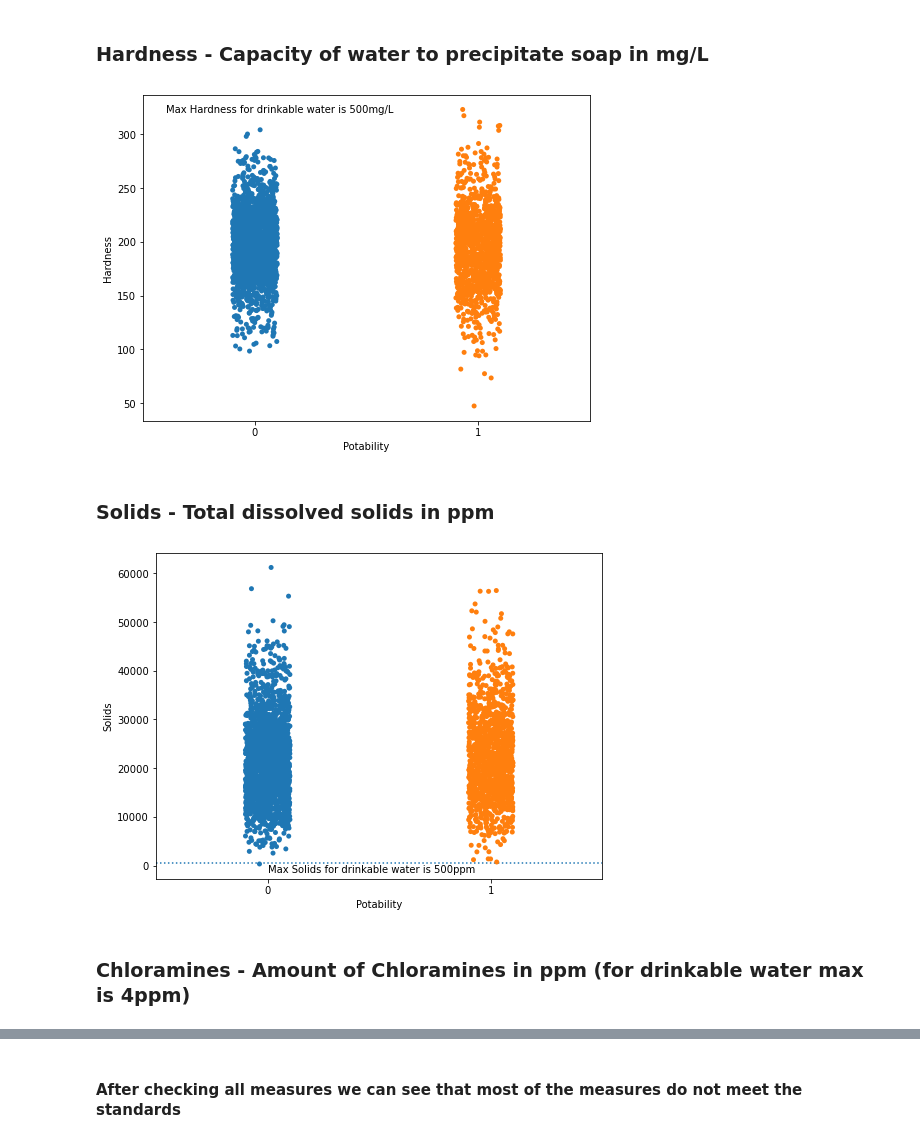
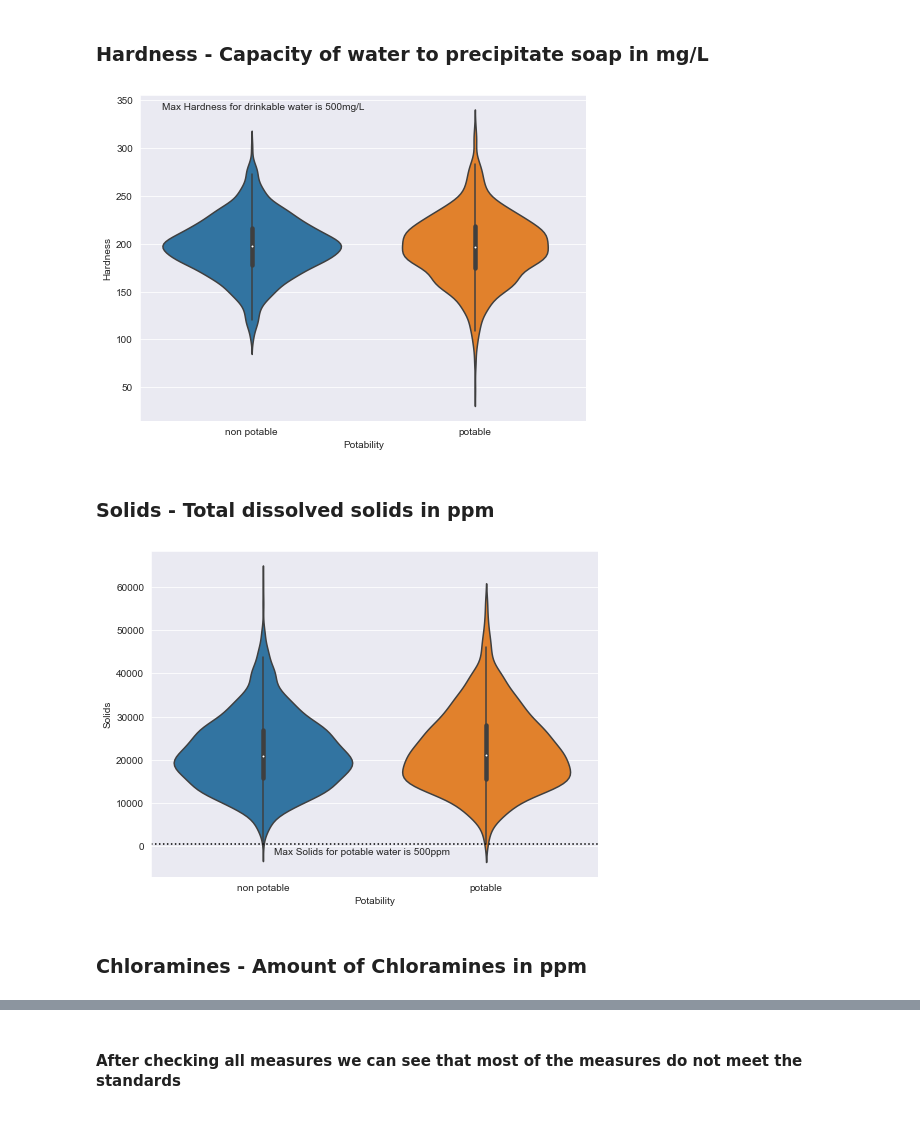
Before and after one commit to AleksanderWernik/Water_potability, a Jupyter notebook: Woda.ipynb, the cells around one changed output, grey strips where cells are left out. Cells and saved outputs as stored; diff of their text form; code cells hidden in the pictures.

```diff
--- a/Woda.ipynb
+++ b/Woda.ipynb
@@ -94,15 +66,17 @@ plt.show()
 # %% [markdown]
 ### pH of water
 # %%
+sns.set_style(style='darkgrid')
 plt.figure(figsize=(8,6))
-ax = sns.stripplot(x='Potability', y='ph', data=df)
-ax.axhline(y=9.5, linestyle='dotted')
-ax.axhline(y=6.5, linestyle='dotted')
-ax.annotate('Max ph for drinkable water is 9,5', xy=[0.5,9.5],
-           xytext=[0.1,12.5],
+ax = sns.violinplot(x='Potability', y='ph', data=df)
+ax.set(xticklabels=('non potable', 'potable'))
+ax.axhline(y=9.5, linestyle='dotted', color='black')
+ax.axhline(y=6.5, linestyle='dotted', color='black')
+ax.annotate('Max ph for potable water is 9,5', xy=[0.5,9.5],
+           xytext=[0.15,12.5],
            arrowprops={'arrowstyle': '->', 'color':'gray'})
-ax.annotate('Min ph for drinkable water is 6,5', xy=[0.5,6.5],
-           xytext=[0.15,2],
+ax.annotate('Min ph for potable water is 6,5', xy=[0.5,6.5],
+           xytext=[0.15,2.5],
            arrowprops={'arrowstyle': '->', 'color':'gray'})
 plt.show()
 # %% [output]
@@ -111,24 +85,26 @@ plt.show()
 ### Hardness - Capacity of water to precipitate soap in mg/L
 # %%
 plt.figure(figsize=(8,6))
-ax = sns.stripplot(x='Potability', y='Hardness', data=df)
-ax.annotate('Max Hardness for drinkable water is 500mg/L', xy=[0.5,300],
-           xytext=[-0.4,320])
+ax = sns.violinplot(x='Potability', y='Hardness', data=df)
+ax.set(xticklabels=('non potable', 'potable'))
+ax.annotate('Max Hardness for drinkable water is 500mg/L', xy=[0.5,350],
+           xytext=[-0.4,340])
 plt.show()
 # %% [output]
-[figure, old version]
+[figure, new version]
 # %% [markdown]
 ### Solids - Total dissolved solids in ppm
 # %%
 plt.figure(figsize=(8,6))
-ax = sns.stripplot(x='Potability', y='Solids', data=df)
-plt.axhline(y=500, linestyle='dotted')
-ax.annotate('Max Solids for drinkable water is 500ppm', xy=[0.5,0],
-           xytext=[0,-1500])
+ax = sns.violinplot(x='Potability', y='Solids', data=df)
+ax.set(xticklabels=('non potable', 'potable'))
+plt.axhline(y=500, linestyle='dotted', color='black')
+ax.annotate('Max Solids for potable water is 500ppm', xy=[0.5,0],
+           xytext=[0.05,-1800])
 plt.show()
 # %% [output]
-[figure, old version]
+[figure, new version]
 # %% [markdown]
-### Chloramines - Amount of Chloramines in ppm (for drinkable water max is 4ppm)
+### Chloramines - Amount of Chloramines in ppm
 # %%
 plt.figure(figsize=(8,6))
```
Also changed, not shown: parts of 40 cells of this notebook.
